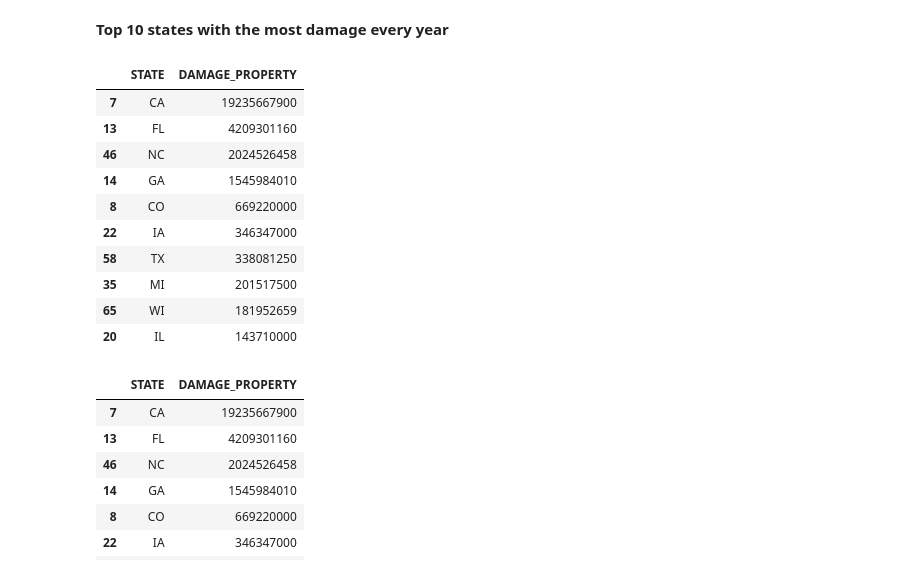
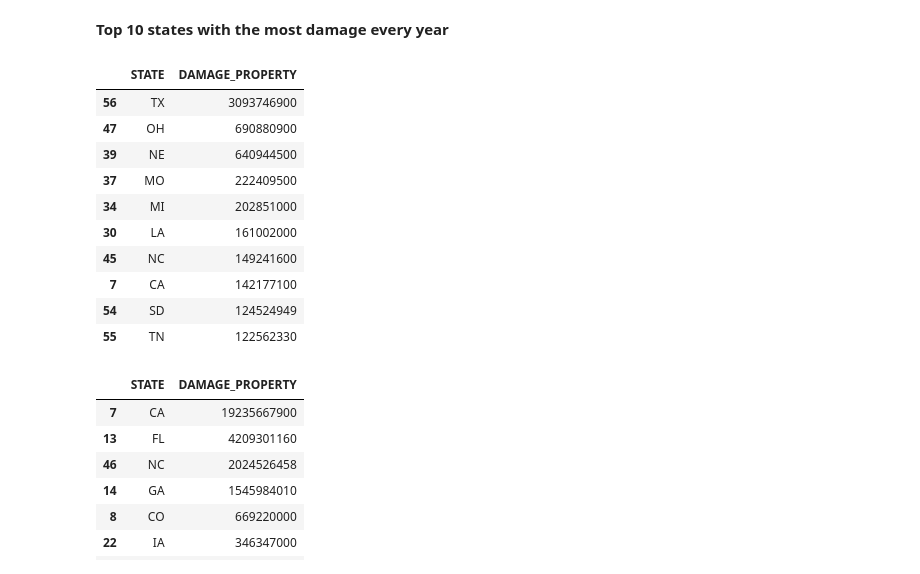
Before and after one commit to lmstephens/Build-Week1, a Jupyter notebook: 2013_2019weather.ipynb, the cells around one changed output. Cells and saved outputs as stored; diff of their text form; code cells hidden in the pictures.

```diff
--- a/2013_2019weather.ipynb
+++ b/2013_2019weather.ipynb
@@ -1195,20 +1195,20 @@ py.plot(fig, filename = '2019 Weather Damage', auto_open=True)
 # %% [markdown]
 **Top 10 states with the most damage every year**
 # %%
-sort2019= df2018.sort_values(by='DAMAGE_PROPERTY', ascending=False)
+sort2019= df2019.sort_values(by='DAMAGE_PROPERTY', ascending=False)
 sort2019.head(10)
 # %% [output]
 |  | STATE | DAMAGE_PROPERTY |
-| 7 | CA | 19235667900 |
-| 13 | FL | 4209301160 |
-| 46 | NC | 2024526458 |
-| 14 | GA | 1545984010 |
-| 8 | CO | 669220000 |
-| 22 | IA | 346347000 |
-| 58 | TX | 338081250 |
-| 35 | MI | 201517500 |
-| 65 | WI | 181952659 |
-| 20 | IL | 143710000 |
+| 56 | TX | 3093746900 |
+| 47 | OH | 690880900 |
+| 39 | NE | 640944500 |
+| 37 | MO | 222409500 |
+| 34 | MI | 202851000 |
+| 30 | LA | 161002000 |
+| 45 | NC | 149241600 |
+| 7 | CA | 142177100 |
+| 54 | SD | 124524949 |
+| 55 | TN | 122562330 |
 # %%
 sort2018= df2018.sort_values(by='DAMAGE_PROPERTY', ascending=False)
 sort2018.head(10)
```
Also changed, not shown: parts of 13 cells of this notebook.
